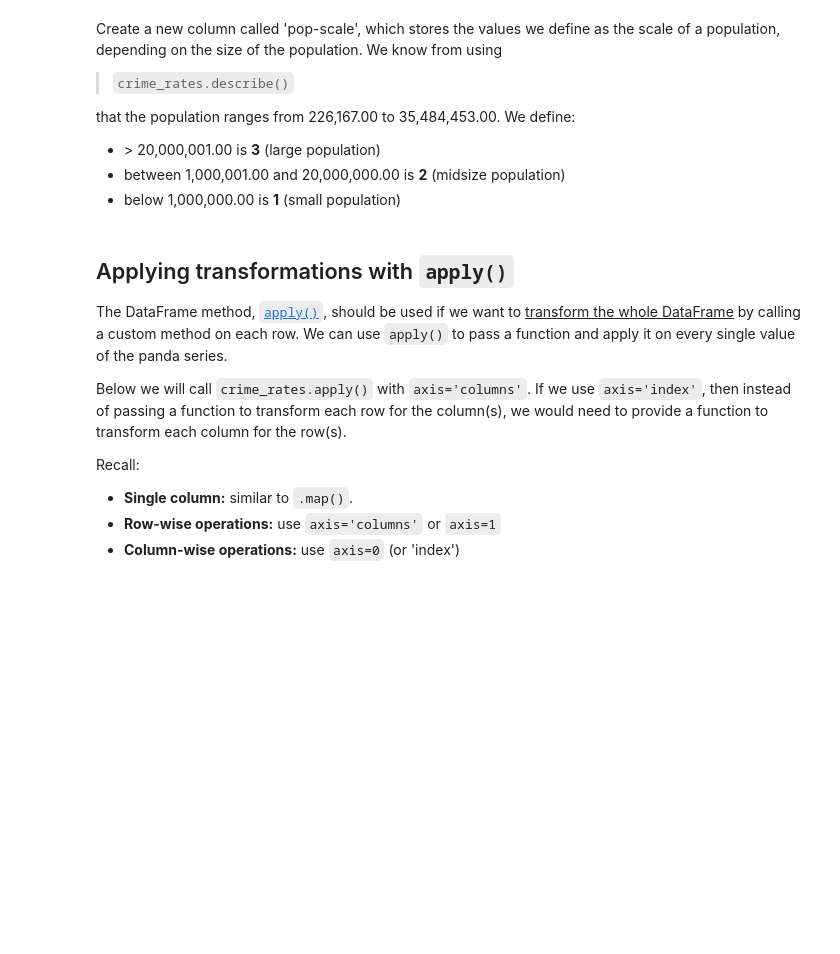
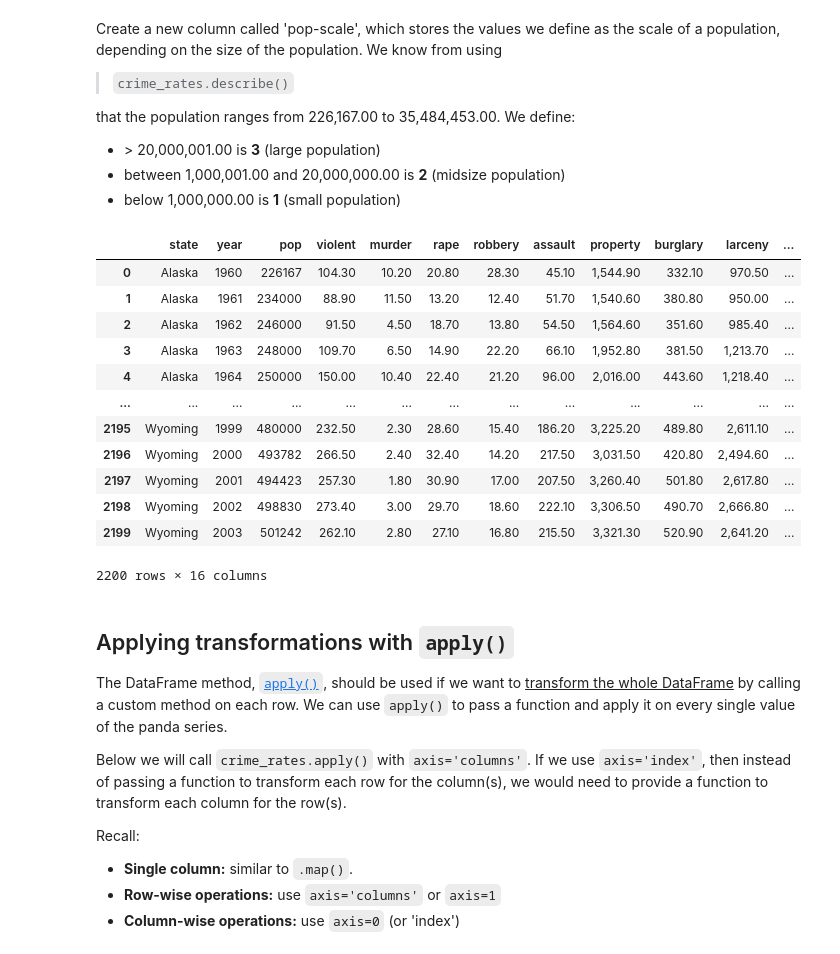
Before and after one commit to satam2/CS133-Data-Vis, a Jupyter notebook: Module02_pandas/M02_L05_pandas_2_group.ipynb, the cells around one changed output. Cells and saved outputs as stored; diff of their text form; code cells hidden in the pictures; blank space fills up the shorter version.

```diff
--- a/Module02_pandas/M02_L05_pandas_2_group.ipynb
+++ b/Module02_pandas/M02_L05_pandas_2_group.ipynb
@@ -160,7 +160,8 @@ crime_rates['region'] = crime_rates['state'].map(region_map)
 
 ## What if you do not know what region a state is in and you want to add the value 'other' for all states without a defined region
 ## Try doing this in one line with lambda
-crime_rates = crime_rates.assign(region=lambda x: x['region'].fillna('Other'))
+crime_rates['region'] = crime_rates['state'].map(lambda x: region_map.get(x, 'other'))
+crime_rates
 
 ## Try filtering for particular columns or dropping duplicates
 # Note neither of these commands overwrite the DataFrame
@@ -186,18 +187,34 @@ that the population ranges from 226,167.00 to 35,484,453.00. We define:
 # %%
 ### Create function to do transformation for map()
 ## Since we are only looking at population(a single column), we do not need to use apply()
 
 def pop_scale(x): # x is going to be a value from the Series
     if x > 20000001:
         return 3
     elif 1000001 < x <= 20000000:
         return 2
     else:
         return 1
 
 ## Use map to return a Series called 'scale' that contains the population scaled values
+crime_rates['scale'] = crime_rates['pop'].map(pop_scale)
 
 ## Add the Series 'scale' to new column, 'pop_scale' in crime_rate DataFrame
+crime_rates
+# %% [output]
+|  | state | year | pop | violent | murder | rape | robbery | assault | property | burglary | larceny | ... |
+| 0 | Alaska | 1960 | 226167 | 104.30 | 10.20 | 20.80 | 28.30 | 45.10 | 1,544.90 | 332.10 | 970.50 | ... |
+| 1 | Alaska | 1961 | 234000 | 88.90 | 11.50 | 13.20 | 12.40 | 51.70 | 1,540.60 | 380.80 | 950.00 | ... |
+| 2 | Alaska | 1962 | 246000 | 91.50 | 4.50 | 18.70 | 13.80 | 54.50 | 1,564.60 | 351.60 | 985.40 | ... |
+| 3 | Alaska | 1963 | 248000 | 109.70 | 6.50 | 14.90 | 22.20 | 66.10 | 1,952.80 | 381.50 | 1,213.70 | ... |
+| 4 | Alaska | 1964 | 250000 | 150.00 | 10.40 | 22.40 | 21.20 | 96.00 | 2,016.00 | 443.60 | 1,218.40 | ... |
+| ... | ... | ... | ... | ... | ... | ... | ... | ... | ... | ... | ... | ... |
+| 2195 | Wyoming | 1999 | 480000 | 232.50 | 2.30 | 28.60 | 15.40 | 186.20 | 3,225.20 | 489.80 | 2,611.10 | ... |
+| 2196 | Wyoming | 2000 | 493782 | 266.50 | 2.40 | 32.40 | 14.20 | 217.50 | 3,031.50 | 420.80 | 2,494.60 | ... |
+| 2197 | Wyoming | 2001 | 494423 | 257.30 | 1.80 | 30.90 | 17.00 | 207.50 | 3,260.40 | 501.80 | 2,617.80 | ... |
+| 2198 | Wyoming | 2002 | 498830 | 273.40 | 3.00 | 29.70 | 18.60 | 222.10 | 3,306.50 | 490.70 | 2,666.80 | ... |
+| 2199 | Wyoming | 2003 | 501242 | 262.10 | 2.80 | 27.10 | 16.80 | 215.50 | 3,321.30 | 520.90 | 2,641.20 | ... |
+2200 rows × 16 columns
 # %% [markdown]
 ##  Applying transformations with `apply()`
 The DataFrame method, [`apply()`](https://pandas.pydata.org/docs/reference/api/pandas.DataFrame.apply.html), should be used if we want to <u>transform the whole DataFrame</u> by calling a custom method on each row. We can use `apply()` to pass a function and apply it on every single value of the panda series.
```
Also changed, not shown: parts of 2 cells of this notebook.
